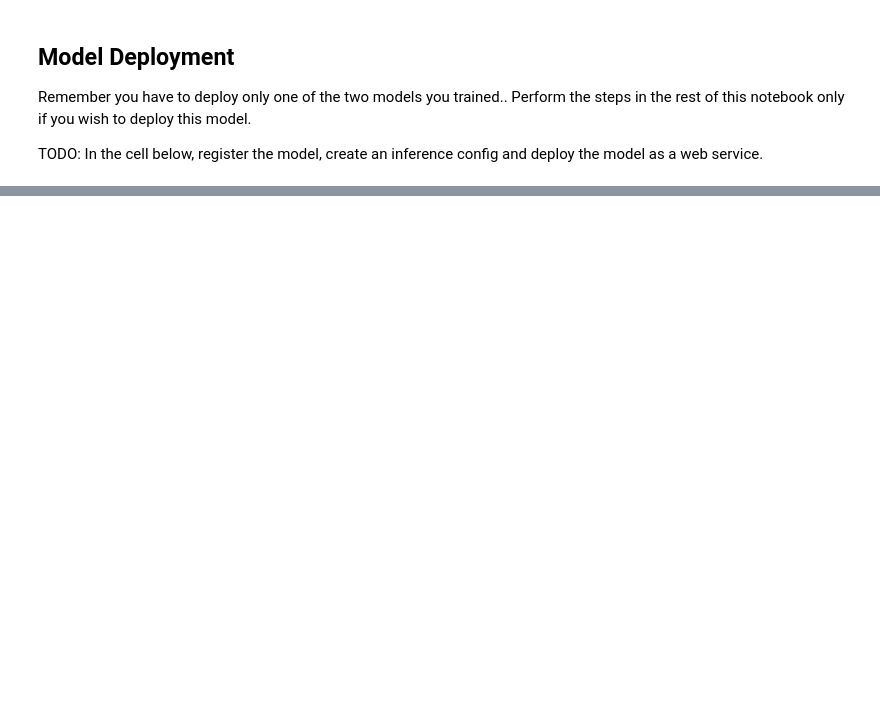
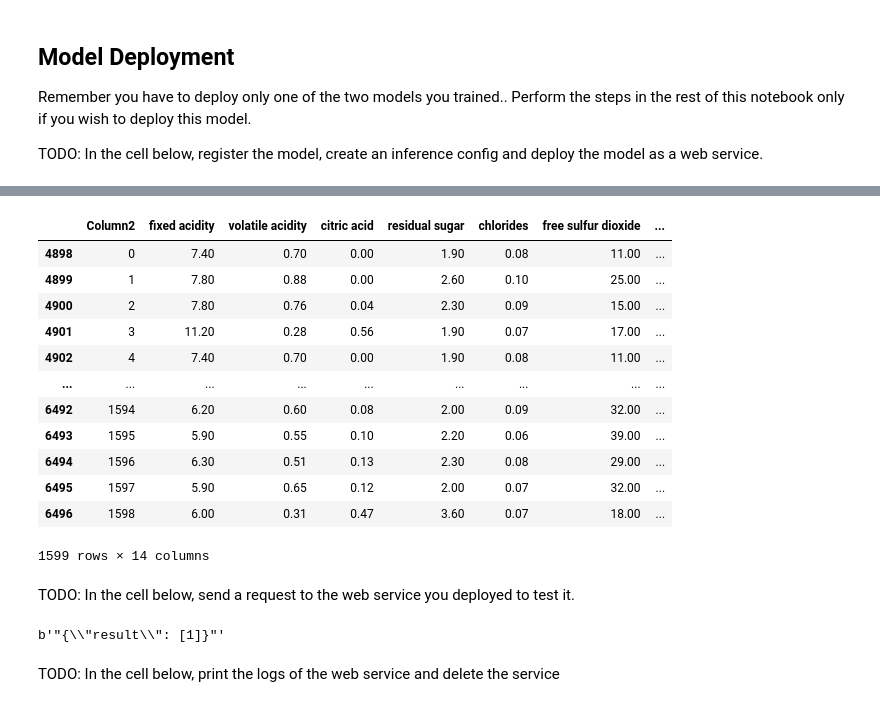
Before and after one commit to ammarahmed93/Capstone--Azure-Machine-Learning-Engineer, a Jupyter notebook: automl.ipynb, the cells around one changed output, grey strips where cells are left out. Drawn from its saved outputs; the diff is of its cells as text; code cells hidden in the pictures; blank space fills up the shorter version.

```diff
--- a/automl.ipynb
+++ b/automl.ipynb
@@ -119,3 +106,0 @@ redWine_df['y'] = 0
-# %%
-df = pd.concat([whiteWine_df,redWine_df])
-df
@@ -240,3 +237,79 @@ Running
+# %%
+df[df['y']==0]
+# %% [output]
+|  | Column2 | fixed acidity | volatile acidity | citric acid | residual sugar | chlorides | free sulfur dioxide | ... |
+| 4898 | 0 | 7.40 | 0.70 | 0.00 | 1.90 | 0.08 | 11.00 | ... |
+| 4899 | 1 | 7.80 | 0.88 | 0.00 | 2.60 | 0.10 | 25.00 | ... |
+| 4900 | 2 | 7.80 | 0.76 | 0.04 | 2.30 | 0.09 | 15.00 | ... |
+| 4901 | 3 | 11.20 | 0.28 | 0.56 | 1.90 | 0.07 | 17.00 | ... |
+| 4902 | 4 | 7.40 | 0.70 | 0.00 | 1.90 | 0.08 | 11.00 | ... |
+| ... | ... | ... | ... | ... | ... | ... | ... | ... |
+| 6492 | 1594 | 6.20 | 0.60 | 0.08 | 2.00 | 0.09 | 32.00 | ... |
+| 6493 | 1595 | 5.90 | 0.55 | 0.10 | 2.20 | 0.06 | 39.00 | ... |
+| 6494 | 1596 | 6.30 | 0.51 | 0.13 | 2.30 | 0.08 | 29.00 | ... |
+| 6495 | 1597 | 5.90 | 0.65 | 0.12 | 2.00 | 0.07 | 32.00 | ... |
+| 6496 | 1598 | 6.00 | 0.31 | 0.47 | 3.60 | 0.07 | 18.00 | ... |
+1599 rows × 14 columns
+# %% [markdown]
+TODO: In the cell below, send a request to the web service you deployed to test it.
+# %%
+import urllib.request
+import json
+import os
+import ssl
+
+def allowSelfSignedHttps(allowed):
+    # bypass the server certificate verification on client side
+    if allowed and not os.environ.get('PYTHONHTTPSVERIFY', '') and getattr(ssl, '_create_unverified_context', None):
+        ssl._create_default_https_context = ssl._create_unverified_context
+
+allowSelfSignedHttps(True) # this line is needed if you use self-signed certificate in your scoring service.
+
+# Request data goes here
+data = {
+      "data": [
+          {
+              "Column2": "example_value",
+              "fixed acidity": 0,
+              "volatile acidity": 0,
+              "citric acid": 0,
+              "residual sugar": 0,
+              "chlorides": 0,
+              "free sulfur dioxide": 0,
+              "total sulfur dioxide": 0,
+              "density": 0,
+              "pH": 0,
+              "sulphates": 0,
+              "alcohol": 0,
+              "quality": 0
+          }
+      ]
+
+}
+
+body = str.encode(json.dumps(data))
+
+url = 'http://13baaa78-384c-4473-bca9-aa3fc8f64722.southcentralus.azurecontainer.io/score'
+api_key = 'Cabj58lVd2Ha8syeTBdQwg5sxvM8N3t9' # Replace this with the API key for the web service
+headers = {'Content-Type':'application/json', 'Authorization':('Bearer '+ api_key)}
+
+req = urllib.request.Request(url, body, headers)
+
+try:
+    response = urllib.request.urlopen(req)
+
+    result = response.read()
+    print(result)
+except urllib.error.HTTPError as error:
+    print("The request failed with status code: " + str(error.code))
+
+    # Print the headers - they include the requert ID and the timestamp, which are useful for debugging the failure
+    print(error.info())
+    print(json.loads(error.read().decode("utf8", 'ignore')))
+# %% [output]
+b'"{\\"result\\": [1]}"'
+# %% [markdown]
+TODO: In the cell below, print the logs of the web service and delete the service
 # %%
 # Check Model status
 primary, secondary = service.get_keys()
```
Also changed, not shown: parts of 19 cells of this notebook, 1 other file.
